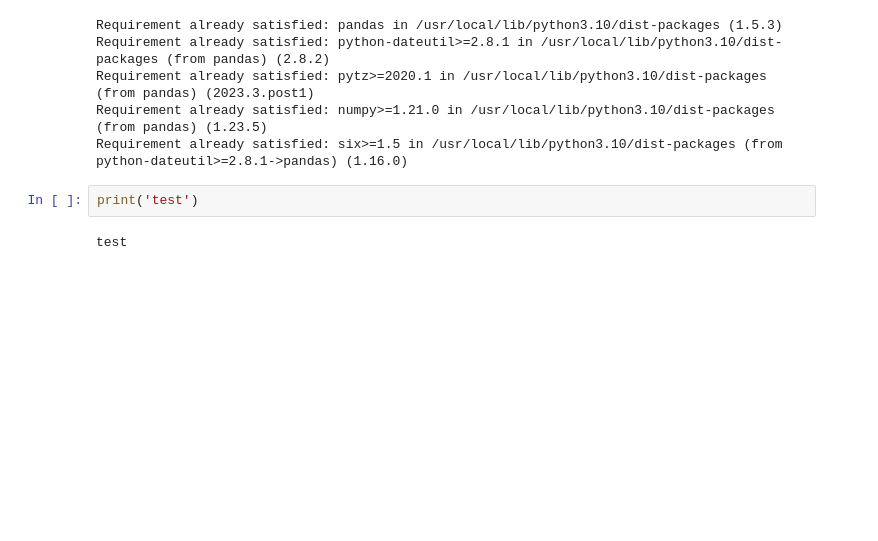
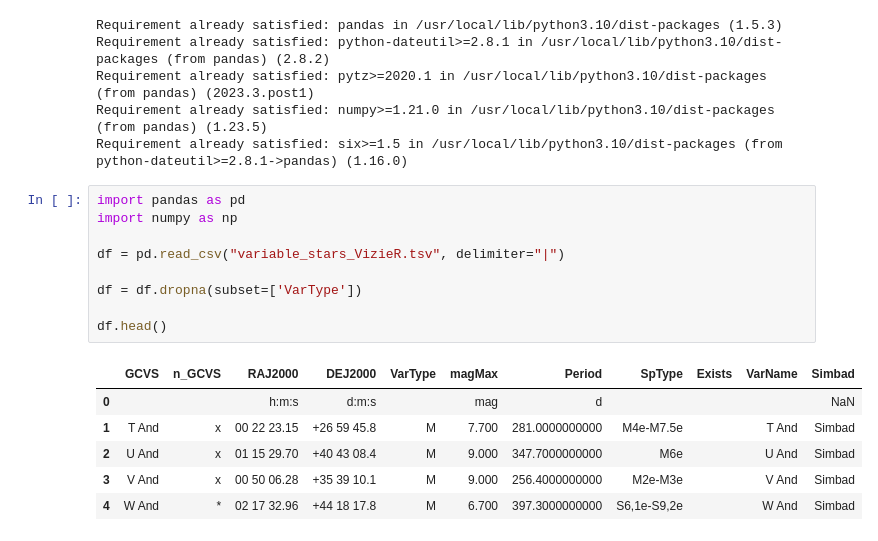
Before and after one commit to daiangan/udea_variable_stars, a Jupyter notebook: variable_stars.ipynb, the cells around one changed output. Saved outputs shown, nothing was run; the diff lists cells and outputs as text; blank space fills up the shorter version.

```diff
--- a/variable_stars.ipynb
+++ b/variable_stars.ipynb
@@ -8,7 +8,19 @@ Requirement already satisfied: python-dateutil>=2.8.1 in /usr/local/lib/python3.
 Requirement already satisfied: pytz>=2020.1 in /usr/local/lib/python3.10/dist-packages (from pandas) (2023.3.post1)
 Requirement already satisfied: numpy>=1.21.0 in /usr/local/lib/python3.10/dist-packages (from pandas) (1.23.5)
 Requirement already satisfied: six>=1.5 in /usr/local/lib/python3.10/dist-packages (from python-dateutil>=2.8.1->pandas) (1.16.0)
-# %%
-print('test')
-# %% [output]
-test
+# %%
+import pandas as pd
+import numpy as np
+
+df = pd.read_csv("variable_stars_VizieR.tsv", delimiter="|")
+
+df = df.dropna(subset=['VarType'])
+
+df.head()
+# %% [output]
+|  | GCVS | n_GCVS | RAJ2000 | DEJ2000 | VarType | magMax | Period | SpType | Exists | VarName | Simbad |
+| 0 |  |  | h:m:s | d:m:s |  | mag | d |  |  |  | NaN |
+| 1 | T And | x | 00 22 23.15 | +26 59 45.8 | M | 7.700 | 281.0000000000 | M4e-M7.5e |  | T And | Simbad |
+| 2 | U And | x | 01 15 29.70 | +40 43 08.4 | M | 9.000 | 347.7000000000 | M6e |  | U And | Simbad |
+| 3 | V And | x | 00 50 06.28 | +35 39 10.1 | M | 9.000 | 256.4000000000 | M2e-M3e |  | V And | Simbad |
+| 4 | W And | * | 02 17 32.96 | +44 18 17.8 | M | 6.700 | 397.3000000000 | S6,1e-S9,2e |  | W And | Simbad |
```
Also changed, not shown: parts of 7 cells of this notebook.
